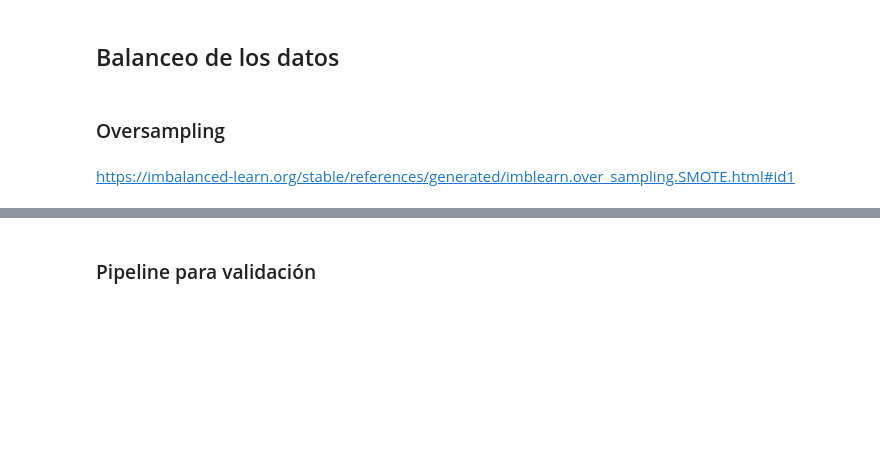
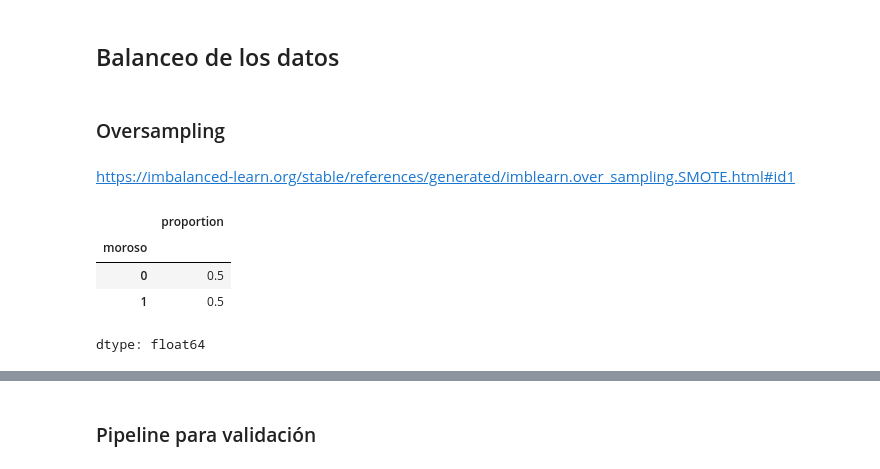
Before and after one commit to Valejbk/AnalisisTiendasRMP, a Jupyter notebook: Clasificacion_validacion_y_metricas.ipynb, the cells around one changed output, grey strips where cells are left out. Saved outputs shown, nothing was run; the diff lists cells and outputs as text; code cells hidden in the pictures; blank space fills up the shorter version.

```diff
--- a/Clasificacion_validacion_y_metricas.ipynb
+++ b/Clasificacion_validacion_y_metricas.ipynb
@@ -530,0 +549,16 @@ https://imbalanced-learn.org/stable/references/generated/imblearn.over_sampling.
+# %%
+#ahora instanciamos, clase SMOTE
+#luego creamos nuestra X balanceada y nuestra y balanceada
+
+oversampling = SMOTE()
+x_balanceada, y_balanceada = oversampling.fit_resample(X, y)
+# %%
+#ahora 'morosos' es 50% cumplidos y 50% morosos "reales"
+
+y_balanceada.value_counts(normalize= True)
+# %% [output]
+|  | proportion |
+| moroso |  |
+| 0 | 0.5 |
+| 1 | 0.5 |
+dtype: float64
```
Also changed, not shown: parts of 33 cells of this notebook.
